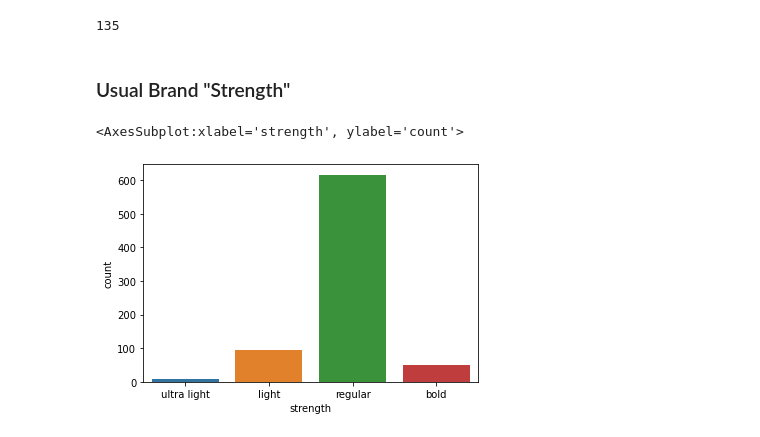
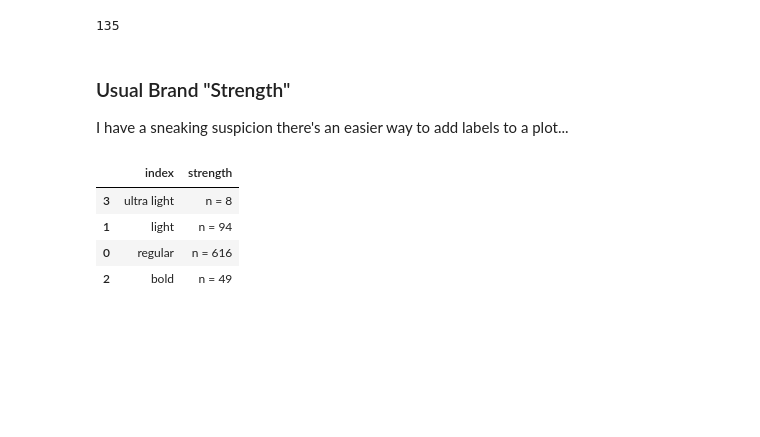
Before and after one commit to ajbarrows/tcors_ub, a Jupyter notebook: src/analysis/vlnc_data_eda.ipynb, the cells around one changed output. Saved outputs shown, nothing was run; the diff lists cells and outputs as text; code cells hidden in the pictures; blank space fills up the shorter version.

```diff
--- a/src/analysis/vlnc_data_eda.ipynb
+++ b/src/analysis/vlnc_data_eda.ipynb
@@ -177,16 +177,7 @@ plt.savefig("../../figures/nic_distribution.png", dpi=200)
 df['carmine_nicotine'][df['week'] == 'week0'].isna().sum()
 # %% [output]
 135
-# %% [markdown]
-### Usual Brand "Strength"
-# %%
-strength_order = ['ultra light', 'light', 'regular', 'bold']
-
-sns.countplot(
-    x = 'strength',
-    order = strength_order,
-    data = df[df['week'] == 'week0']
-)
-# %% [output]
-<AxesSubplot:xlabel='strength', ylabel='count'>
-[figure, removed]
+# %% [markdown]
+### Usual Brand "Strength"
+
+I have a sneaking suspicion there's an easier way to add labels to a plot...
@@ -192,0 +190,8 @@ sns.countplot(
+# %%
+strength_counts
+# %% [output]
+|  | index | strength |
+| 3 | ultra light | n = 8 |
+| 1 | light | n = 94 |
+| 0 | regular | n = 616 |
+| 2 | bold | n = 49 |
```
Also changed, not shown: parts of 4 cells of this notebook, 19 other files.
